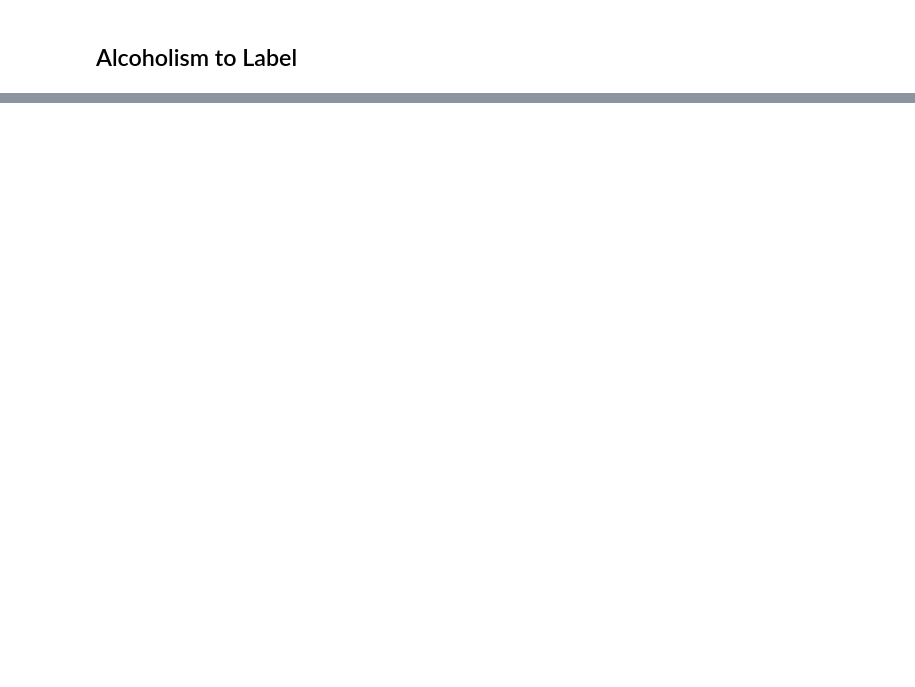
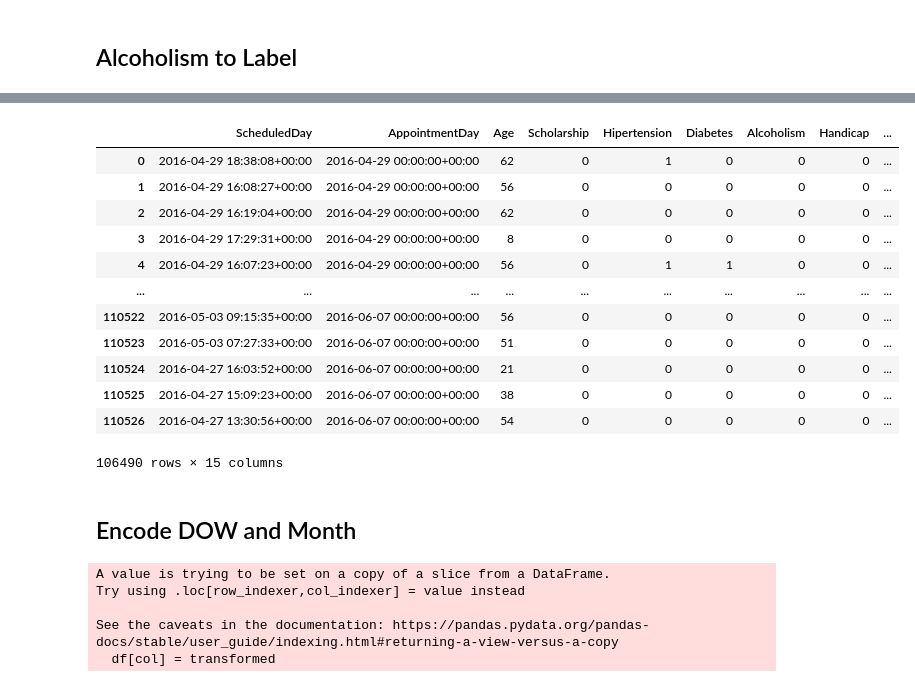
Before and after one commit to ironhack-bcn-data-june-2020/project-ml-show-noshow, a Jupyter notebook: Data Cleaning Main File.ipynb, the cells around one changed output, grey strips where cells are left out. Drawn from its saved outputs; the diff is of its cells as text; code cells hidden in the pictures; blank space fills up the shorter version.

```diff
--- a/Data Cleaning Main File.ipynb
+++ b/Data Cleaning Main File.ipynb
@@ -126,0 +154,26 @@ df
+# %%
+df
+# %% [output]
+|  | ScheduledDay | AppointmentDay | Age | Scholarship | Hipertension | Diabetes | Alcoholism | Handicap | ... |
+| 0 | 2016-04-29 18:38:08+00:00 | 2016-04-29 00:00:00+00:00 | 62 | 0 | 1 | 0 | 0 | 0 | ... |
+| 1 | 2016-04-29 16:08:27+00:00 | 2016-04-29 00:00:00+00:00 | 56 | 0 | 0 | 0 | 0 | 0 | ... |
+| 2 | 2016-04-29 16:19:04+00:00 | 2016-04-29 00:00:00+00:00 | 62 | 0 | 0 | 0 | 0 | 0 | ... |
+| 3 | 2016-04-29 17:29:31+00:00 | 2016-04-29 00:00:00+00:00 | 8 | 0 | 0 | 0 | 0 | 0 | ... |
+| 4 | 2016-04-29 16:07:23+00:00 | 2016-04-29 00:00:00+00:00 | 56 | 0 | 1 | 1 | 0 | 0 | ... |
+| ... | ... | ... | ... | ... | ... | ... | ... | ... | ... |
+| 110522 | 2016-05-03 09:15:35+00:00 | 2016-06-07 00:00:00+00:00 | 56 | 0 | 0 | 0 | 0 | 0 | ... |
+| 110523 | 2016-05-03 07:27:33+00:00 | 2016-06-07 00:00:00+00:00 | 51 | 0 | 0 | 0 | 0 | 0 | ... |
+| 110524 | 2016-04-27 16:03:52+00:00 | 2016-06-07 00:00:00+00:00 | 21 | 0 | 0 | 0 | 0 | 0 | ... |
+| 110525 | 2016-04-27 15:09:23+00:00 | 2016-06-07 00:00:00+00:00 | 38 | 0 | 0 | 0 | 0 | 0 | ... |
+| 110526 | 2016-04-27 13:30:56+00:00 | 2016-06-07 00:00:00+00:00 | 54 | 0 | 0 | 0 | 0 | 0 | ... |
+106490 rows × 15 columns
+# %% [markdown]
+## Encode DOW and Month
+# %%
+dc.label_encoder(df,'AppointmentDay_DOW')
+# %% [output]
+A value is trying to be set on a copy of a slice from a DataFrame.
+Try using .loc[row_indexer,col_indexer] = value instead
+
+See the caveats in the documentation: https://pandas.pydata.org/pandas-docs/stable/user_guide/indexing.html#returning-a-view-versus-a-copy
+  df[col] = transformed
```
Also changed, not shown: parts of 15 cells of this notebook, 3 other files.
